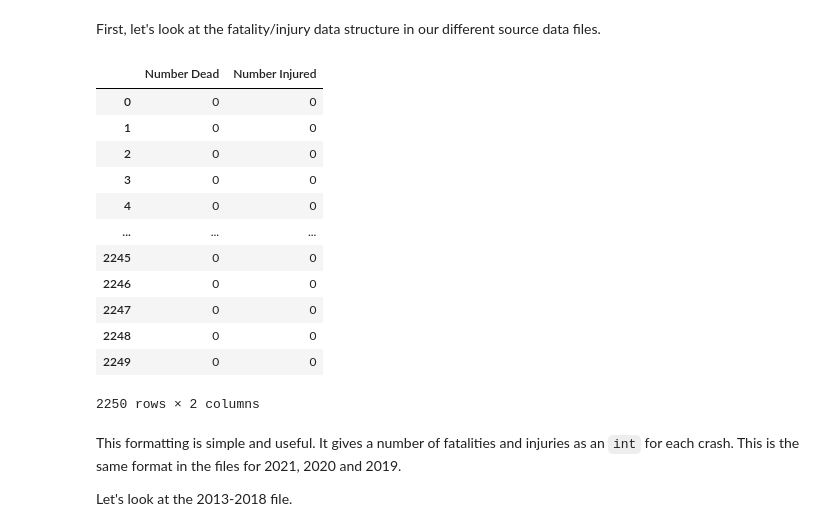
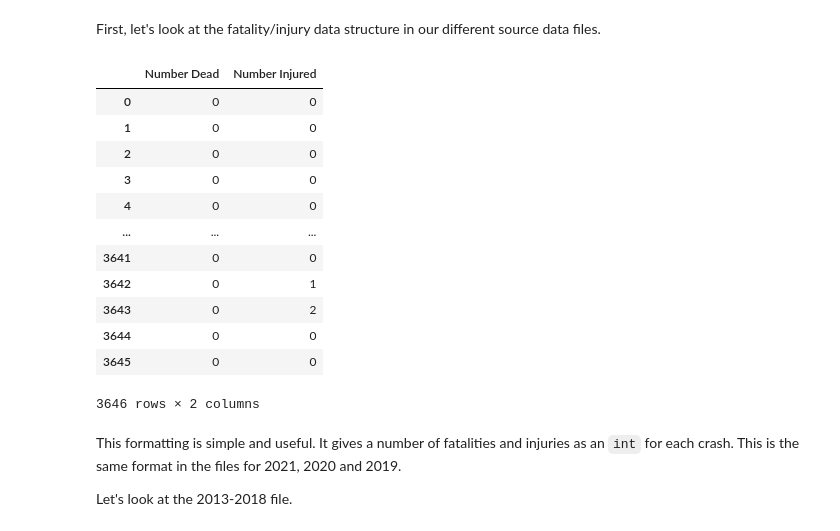
Before and after one commit to ids-digi/moco-crash-data, a Jupyter notebook: notebooks/4. comparing fatalities and injuries.ipynb, the cells around one changed output. Drawn from its saved outputs; the diff is of its cells as text; code cells hidden in the pictures.

```diff
--- a/notebooks/4. comparing fatalities and injuries.ipynb
+++ b/notebooks/4. comparing fatalities and injuries.ipynb
@@ -12,22 +12,22 @@ pd.set_option('display.max_columns', None)
 First, let's look at the fatality/injury data structure in our different source data files.
 # %%
 # read in the csv
-crash_df = pd.read_csv('../source-data/moco-crash-2022.csv')
+crash_df = pd.read_csv('../data/source-data/moco-crash-2022.csv')
 crash_df[['Number Dead','Number Injured']]
 # %% [output]
 |  | Number Dead | Number Injured |
 | 0 | 0 | 0 |
 | 1 | 0 | 0 |
 | 2 | 0 | 0 |
 | 3 | 0 | 0 |
 | 4 | 0 | 0 |
 | ... | ... | ... |
-| 2245 | 0 | 0 |
-| 2246 | 0 | 0 |
-| 2247 | 0 | 0 |
-| 2248 | 0 | 0 |
-| 2249 | 0 | 0 |
+| 3641 | 0 | 0 |
+| 3642 | 0 | 1 |
+| 3643 | 0 | 2 |
+| 3644 | 0 | 0 |
+| 3645 | 0 | 0 |
-2250 rows × 2 columns
+3646 rows × 2 columns
 # %% [markdown]
 This formatting is simple and useful. It gives a number of fatalities and injuries as an `int` for each crash. This is the same format in the files for 2021, 2020 and 2019.
 
```
Also changed, not shown: parts of 3 cells of this notebook, 2 other files.
